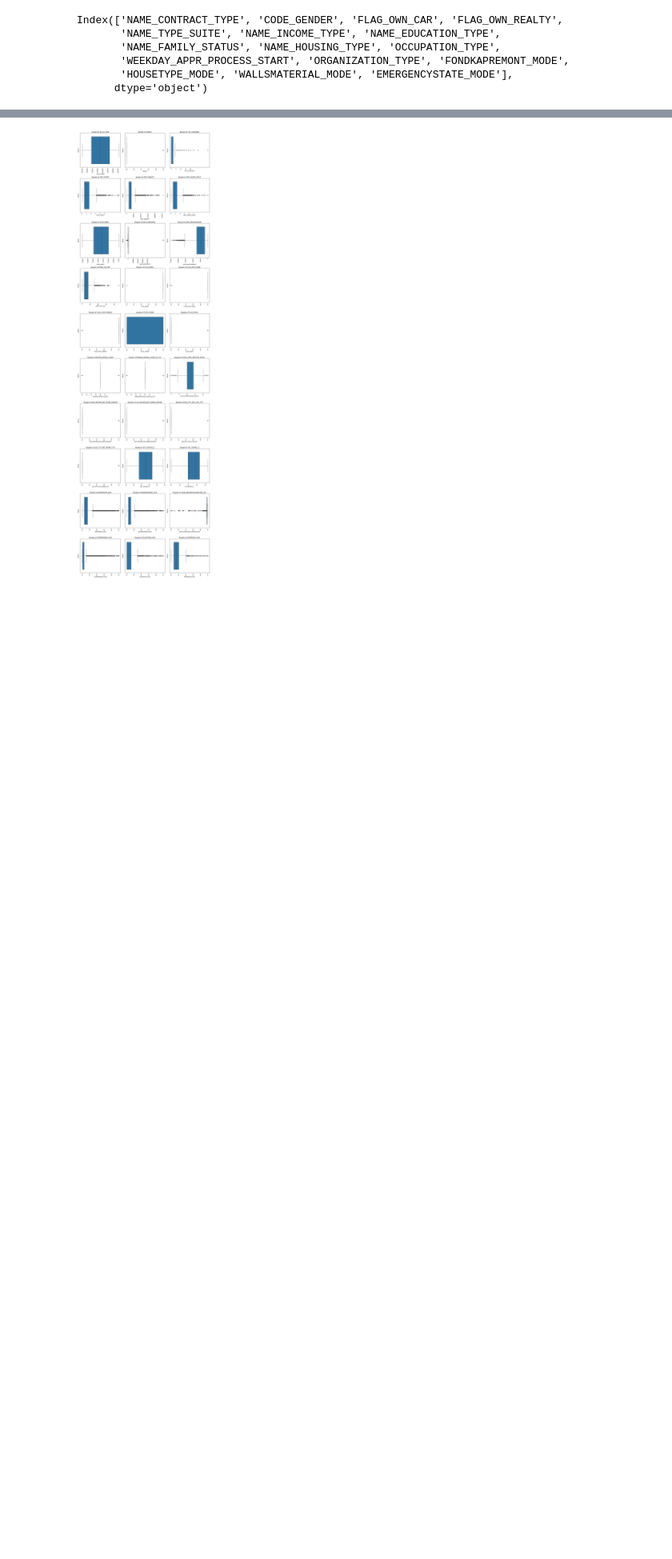
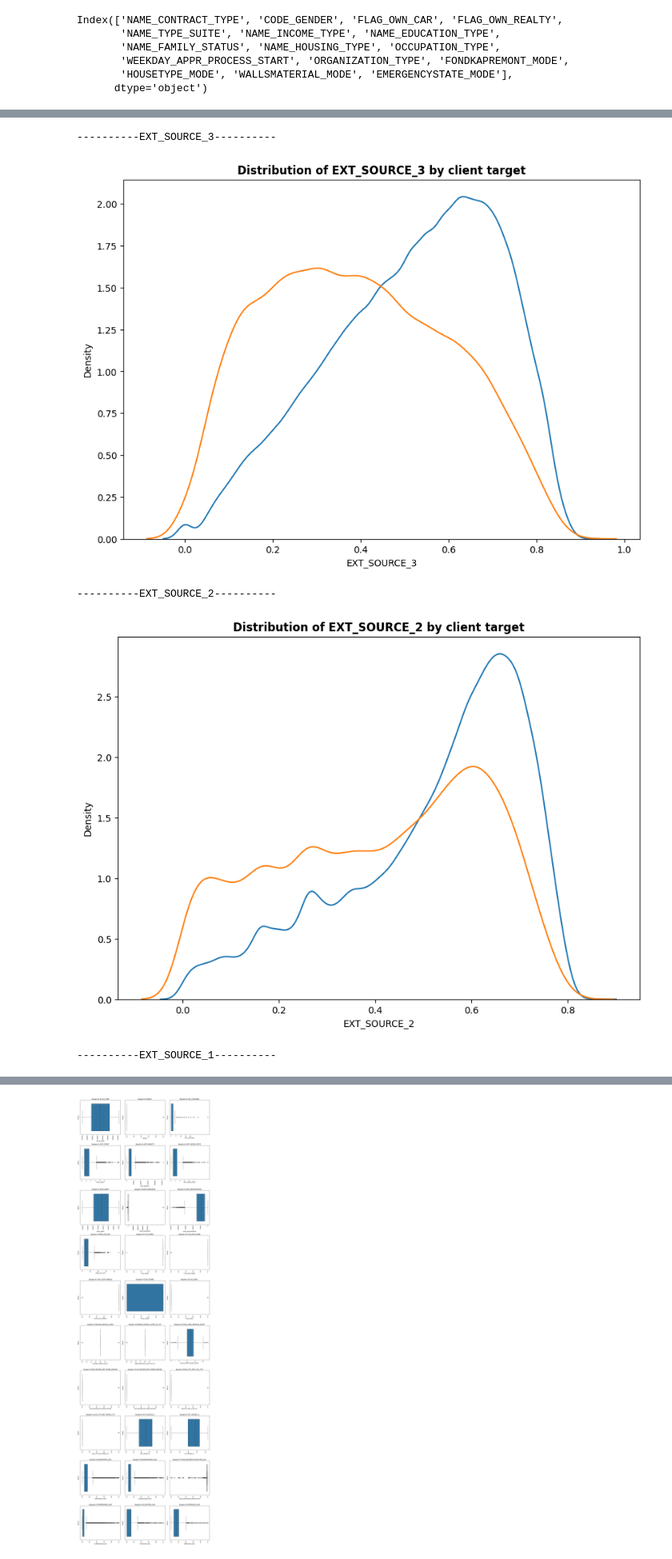
Before and after one commit to baoqdng/risk_analysis, a Jupyter notebook: EDA.ipynb, the cells around one changed output, grey strips where cells are left out. Shown at 80% size. Cells and saved outputs as stored; diff of their text form; code cells hidden in the pictures; blank space fills up the shorter version.

```diff
--- a/EDA.ipynb
+++ b/EDA.ipynb
@@ -132,0 +154,11 @@ pre_obj_dtype.head(10)
+# %%
+def kde_plot(col, df):
+    """
+    Function to visualize the distribution of column with 'TARGET'
+    """
+    plt.figure(figsize=(10,7))
+    sns.kdeplot(df.loc[df['TARGET'] == 0, col], label = 'Repayer')
+    sns.kdeplot(df.loc[df['TARGET'] == 1, col], label = 'Defaulter')
+    plt.xlabel(col)
+    plt.title("Distribution of {} by client target".format(col), fontweight="bold")
+    plt.show()
@@ -132,0 +190,3 @@ pre_obj_dtype.head(10)
+# %%
+sorted_corr = dfCorr["TARGET"].sort_values().reset_index()
+sorted_corr
@@ -132,0 +226,10 @@ pre_obj_dtype.head(10)
+# %%
+for i in range(5):
+    print("----------{}----------".format(sorted_corr["index"][i]))
+    kde_plot(sorted_corr["index"][i], app_data)
+# %% [output]
+----------EXT_SOURCE_3----------
+[figure, added]
+----------EXT_SOURCE_2----------
+[figure, added]
+----------EXT_SOURCE_1----------
```
Also changed, not shown: parts of 92 cells of this notebook.
